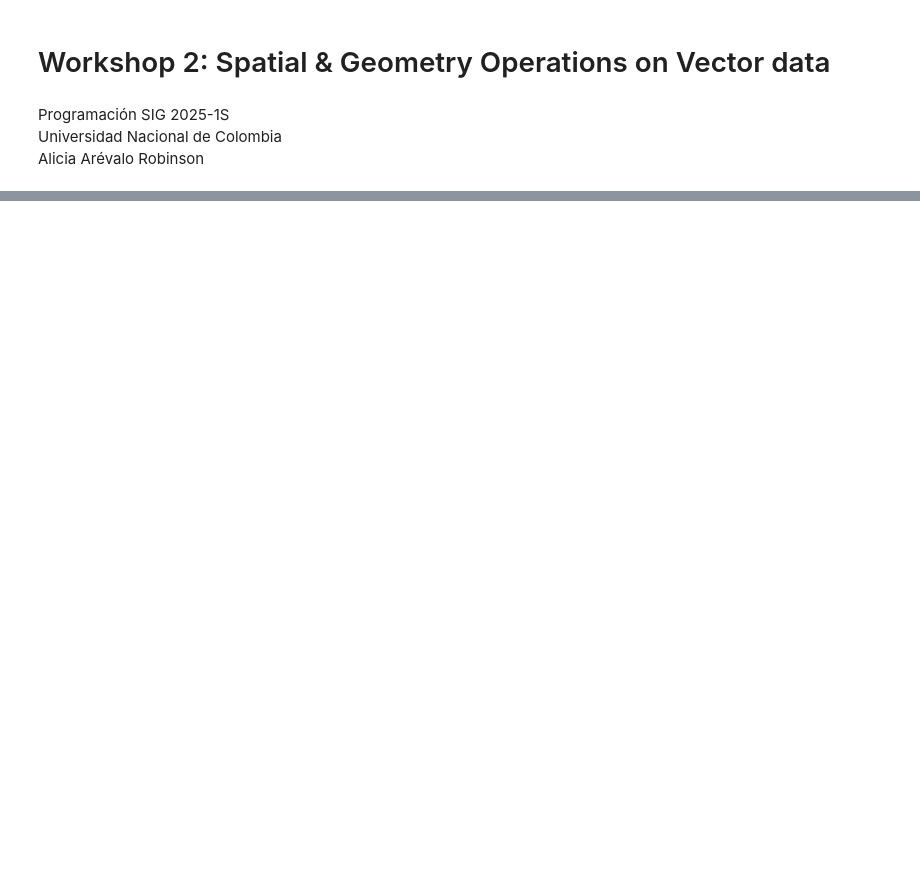
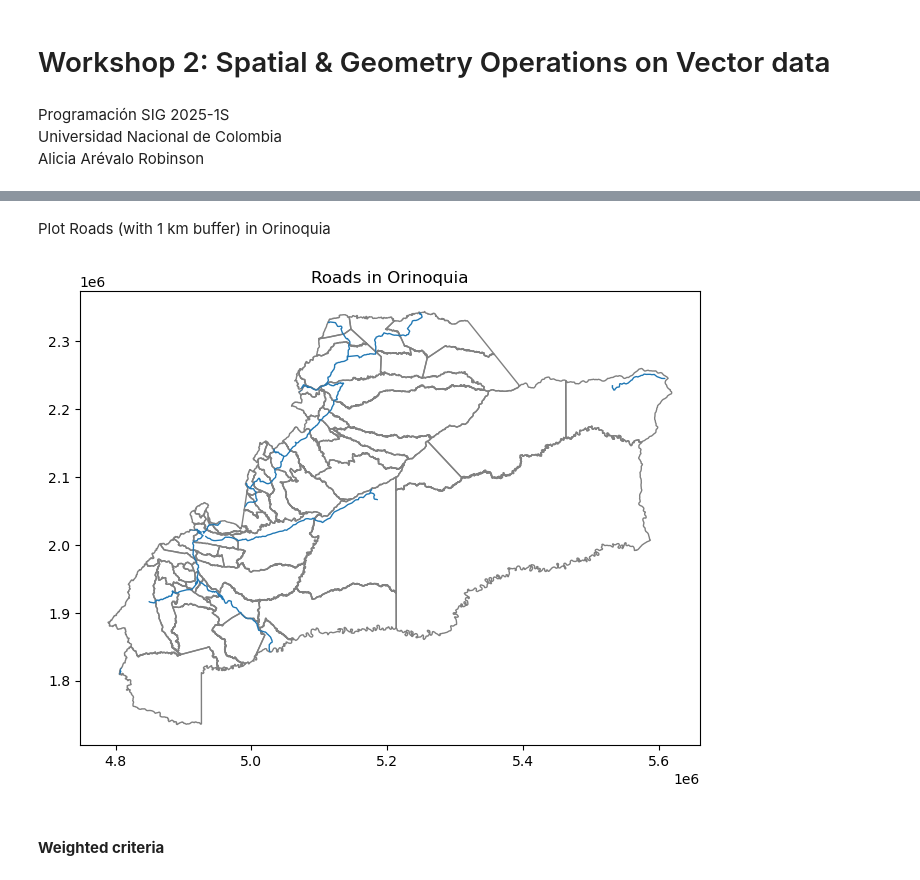
Before and after one commit to aliciaarevalor/PS, a Jupyter notebook: Workshop2_PS_AliciaArevaloRobinson.ipynb, the cells around one changed output, grey strips where cells are left out. Saved outputs shown, nothing was run; the diff lists cells and outputs as text; code cells hidden in the pictures; blank space fills up the shorter version.

```diff
--- a/Workshop2_PS_AliciaArevaloRobinson.ipynb
+++ b/Workshop2_PS_AliciaArevaloRobinson.ipynb
@@ -104,0 +421,3 @@ ideam_gdf
+# %%
+buffer_muni = gpd.overlay(ori_muni, road_buffer, how='intersection')
+buffer_muni
@@ -104,0 +442,3 @@ ideam_gdf
+# %%
+buffer_muni_dissolved = buffer_muni.dissolve(by="MPIO_CNMBR")
+buffer_muni_dissolved
@@ -104,0 +466,3 @@ ideam_gdf
+# %%
+buffer_muni_dissolved['buffer_area_km2'] = buffer_muni_dissolved.geometry.area / 1e6
+buffer_muni_dissolved
@@ -104,0 +490,5 @@ ideam_gdf
+# %%
+buffer_muni_dissolved['area_in_buffer'] = (buffer_muni_dissolved['buffer_area_km2'] / buffer_muni_dissolved['area_km2']) * 100
+buffer_muni_dissolved = buffer_muni_dissolved.sort_values(by="area_in_buffer", ascending=False)
+buffer_muni_dissolved = buffer_muni_dissolved.reset_index()
+buffer_muni_dissolved
@@ -104,0 +513,11 @@ ideam_gdf
+# %% [markdown]
+Plot Roads (with 1 km buffer) in Orinoquia
+# %%
+ax = ori_muni.plot(color="none", edgecolor="grey", figsize=(8, 8))
+buffer_muni_dissolved.plot(ax=ax)
+plt.title("Roads in Orinoquia")
+plt.show()
+# %% [output]
+[figure, added]
+# %% [markdown]
+#### **Weighted criteria**
```
Also changed, not shown: parts of 81 cells of this notebook, 1 other file.
